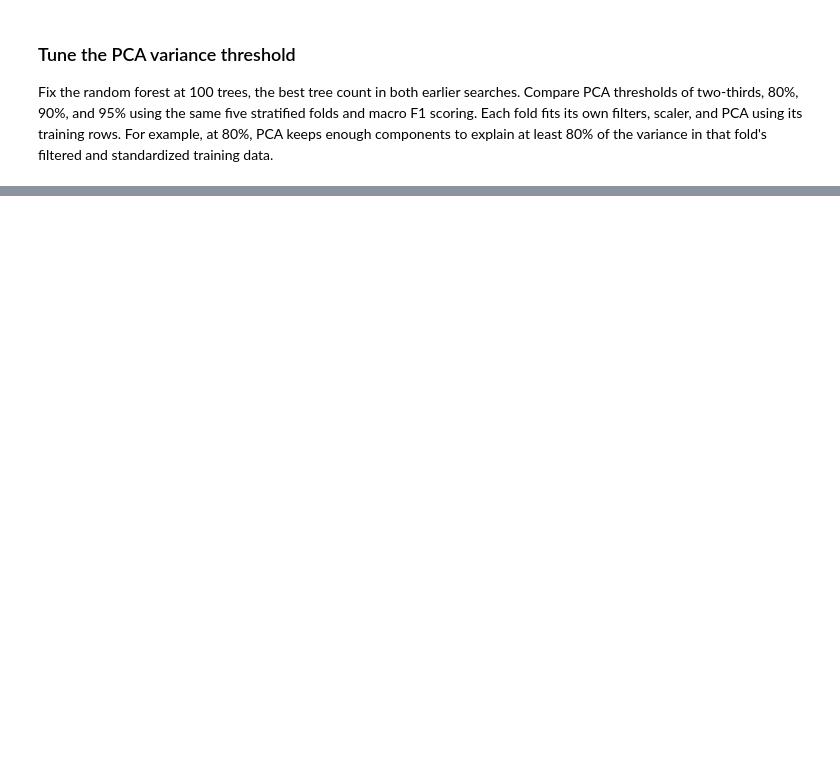
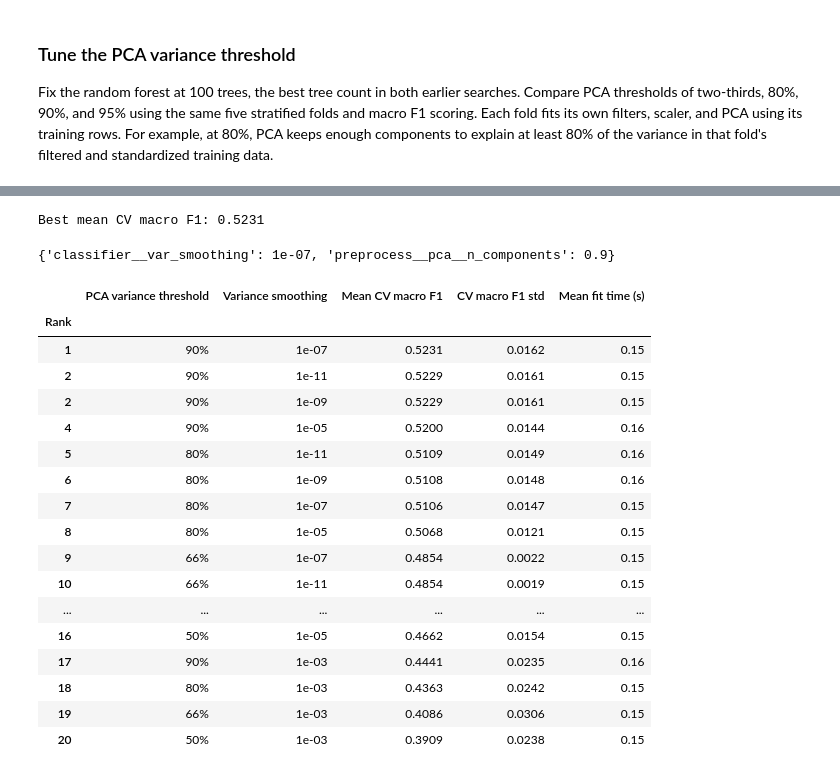
Before and after one commit to terrons-poli/ml, a Jupyter notebook: main.ipynb, the cells around one changed output, grey strips where cells are left out. Drawn from its saved outputs; the diff is of its cells as text; code cells hidden in the pictures; blank space fills up the shorter version.

```diff
--- a/main.ipynb
+++ b/main.ipynb
@@ -254,0 +472,69 @@ pca_cv_results.round(4)
+# %%
+gnb = Pipeline([
+    ("preprocess", clone(preprocess)),
+    ("classifier", GaussianNB()),
+])
+
+gnb_search = GridSearchCV(
+    gnb,
+    param_grid={
+        "classifier__var_smoothing": [1e-11, 1e-9, 1e-7, 1e-5, 1e-3],
+        "preprocess__pca__n_components": [0.50, 0.66, 0.80, 0.90],
+    },
+    scoring="f1_macro",
+    cv=cv,
+)
+gnb_search.fit(X_train, y_train)
+print(f"Best mean CV macro F1: {gnb_search.best_score_:.4f}")
+gnb_search.best_params_
+# %% [output]
+Best mean CV macro F1: 0.5231
+{'classifier__var_smoothing': 1e-07, 'preprocess__pca__n_components': 0.9}
+# %%
+gnb_cv_columns = {
+    "rank_test_score": "Rank",
+    "param_preprocess__pca__n_components": "PCA variance threshold",
+    "param_classifier__var_smoothing": "Variance smoothing",
+    "mean_test_score": "Mean CV macro F1",
+    "std_test_score": "CV macro F1 std",
+    "mean_fit_time": "Mean fit time (s)",
+}
+gnb_cv_results = (
+    pd.DataFrame(gnb_search.cv_results_, columns=list(gnb_cv_columns))
+    .rename(columns=gnb_cv_columns)
+    .sort_values("Rank")
+    .reset_index(drop=True)
+)
+display(
+    gnb_cv_results.round({
+        "Mean CV macro F1": 4,
+        "CV macro F1 std": 4,
+        "Mean fit time (s)": 2,
+    }).assign(**{
+        "Variance smoothing": gnb_cv_results["Variance smoothing"].map("{:.0e}".format),
+        "PCA variance threshold": gnb_cv_results["PCA variance threshold"].map("{:.0%}".format),
+    }).set_index("Rank")
+)
+
+gnb_val_pred = gnb_search.predict(X_val)
+print("Validation classification report")
+print(classification_report(y_val, gnb_val_pred, digits=3, zero_division=0))
+# %% [output]
+|  | PCA variance threshold | Variance smoothing | Mean CV macro F1 | CV macro F1 std | Mean fit time (s) |
+| Rank |  |  |  |  |  |
+| 1 | 90% | 1e-07 | 0.5231 | 0.0162 | 0.15 |
+| 2 | 90% | 1e-11 | 0.5229 | 0.0161 | 0.15 |
+| 2 | 90% | 1e-09 | 0.5229 | 0.0161 | 0.15 |
+| 4 | 90% | 1e-05 | 0.5200 | 0.0144 | 0.16 |
+| 5 | 80% | 1e-11 | 0.5109 | 0.0149 | 0.16 |
+| 6 | 80% | 1e-09 | 0.5108 | 0.0148 | 0.16 |
+| 7 | 80% | 1e-07 | 0.5106 | 0.0147 | 0.15 |
+| 8 | 80% | 1e-05 | 0.5068 | 0.0121 | 0.15 |
+| 9 | 66% | 1e-07 | 0.4854 | 0.0022 | 0.15 |
+| 10 | 66% | 1e-11 | 0.4854 | 0.0019 | 0.15 |
+| ... | ... | ... | ... | ... | ... |
+| 16 | 50% | 1e-05 | 0.4662 | 0.0154 | 0.15 |
+| 17 | 90% | 1e-03 | 0.4441 | 0.0235 | 0.16 |
+| 18 | 80% | 1e-03 | 0.4363 | 0.0242 | 0.15 |
+| 19 | 66% | 1e-03 | 0.4086 | 0.0306 | 0.15 |
+| 20 | 50% | 1e-03 | 0.3909 | 0.0238 | 0.15 |
```
Also changed, not shown: parts of 23 cells of this notebook.
